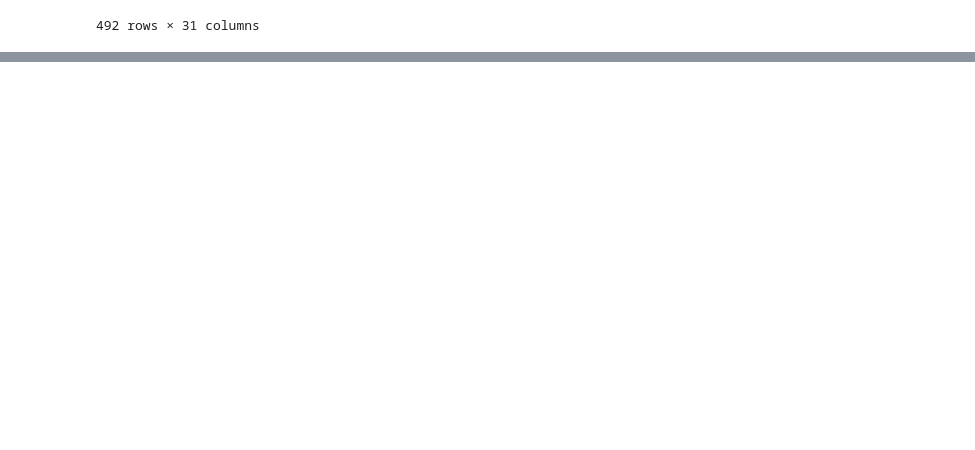
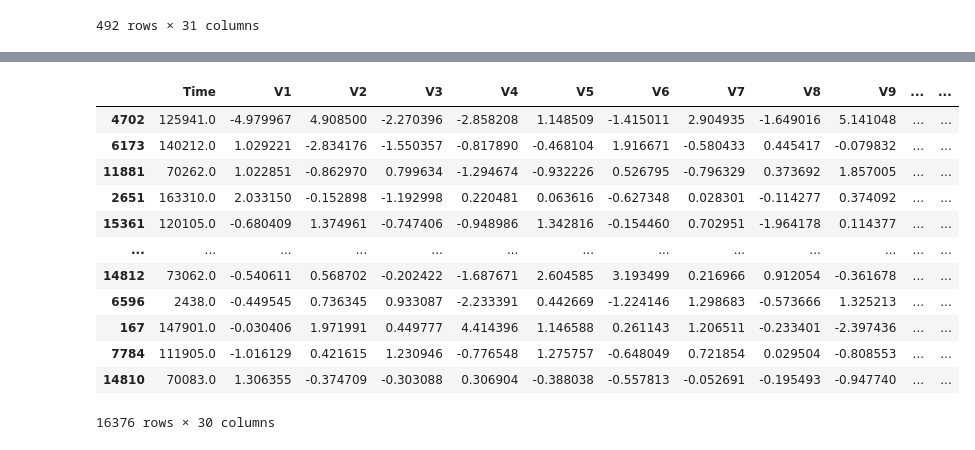
Before and after one commit to AbdelmoezAlaa91/Credit-card-fraud-detection, a Jupyter notebook: module1.ipynb, the cells around one changed output, grey strips where cells are left out. Saved outputs shown, nothing was run; the diff lists cells and outputs as text; code cells hidden in the pictures; blank space fills up the shorter version.

Commit message:
splitting data

```diff
--- a/module1.ipynb
+++ b/module1.ipynb
@@ -136,0 +143,2 @@ dtype: float64
+# %%
+df_2=df_2.drop_duplicates()
@@ -136,0 +166,21 @@ dtype: float64
+# %%
+from sklearn.model_selection import train_test_split
+
+x=df_2.drop(['Class'], axis=1)
+y=df_2['Class']
+
+x_train,x_test,y_train,y_test=train_test_split(x,y,random_state=42,train_size=0.8,stratify=y)
+# %% [output]
+|  | Time | V1 | V2 | V3 | V4 | V5 | V6 | V7 | V8 | V9 | ... | ... |
+| 4702 | 125941.0 | -4.979967 | 4.908500 | -2.270396 | -2.858208 | 1.148509 | -1.415011 | 2.904935 | -1.649016 | 5.141048 | ... | ... |
+| 6173 | 140212.0 | 1.029221 | -2.834176 | -1.550357 | -0.817890 | -0.468104 | 1.916671 | -0.580433 | 0.445417 | -0.079832 | ... | ... |
+| 11881 | 70262.0 | 1.022851 | -0.862970 | 0.799634 | -1.294674 | -0.932226 | 0.526795 | -0.796329 | 0.373692 | 1.857005 | ... | ... |
+| 2651 | 163310.0 | 2.033150 | -0.152898 | -1.192998 | 0.220481 | 0.063616 | -0.627348 | 0.028301 | -0.114277 | 0.374092 | ... | ... |
+| 15361 | 120105.0 | -0.680409 | 1.374961 | -0.747406 | -0.948986 | 1.342816 | -0.154460 | 0.702951 | -1.964178 | 0.114377 | ... | ... |
+| ... | ... | ... | ... | ... | ... | ... | ... | ... | ... | ... | ... | ... |
+| 14812 | 73062.0 | -0.540611 | 0.568702 | -0.202422 | -1.687671 | 2.604585 | 3.193499 | 0.216966 | 0.912054 | -0.361678 | ... | ... |
+| 6596 | 2438.0 | -0.449545 | 0.736345 | 0.933087 | -2.233391 | 0.442669 | -1.224146 | 1.298683 | -0.573666 | 1.325213 | ... | ... |
+| 167 | 147901.0 | -0.030406 | 1.971991 | 0.449777 | 4.414396 | 1.146588 | 0.261143 | 1.206511 | -0.233401 | -2.397436 | ... | ... |
+| 7784 | 111905.0 | -1.016129 | 0.421615 | 1.230946 | -0.776548 | 1.275757 | -0.648049 | 0.721854 | 0.029504 | -0.808553 | ... | ... |
+| 14810 | 70083.0 | 1.306355 | -0.374709 | -0.303088 | 0.306904 | -0.388038 | -0.557813 | -0.052691 | -0.195493 | -0.947740 | ... | ... |
+16376 rows × 30 columns
```
Also changed, not shown: parts of 7 cells of this notebook.
